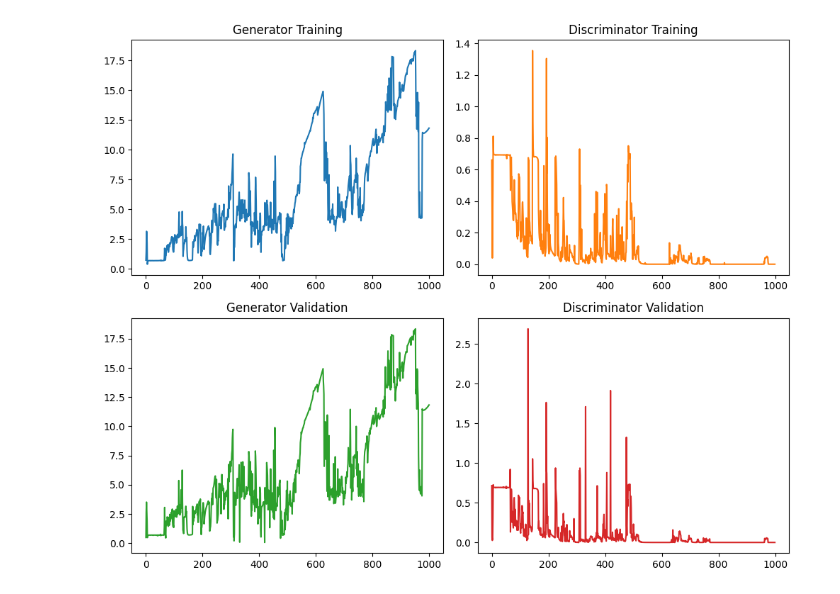
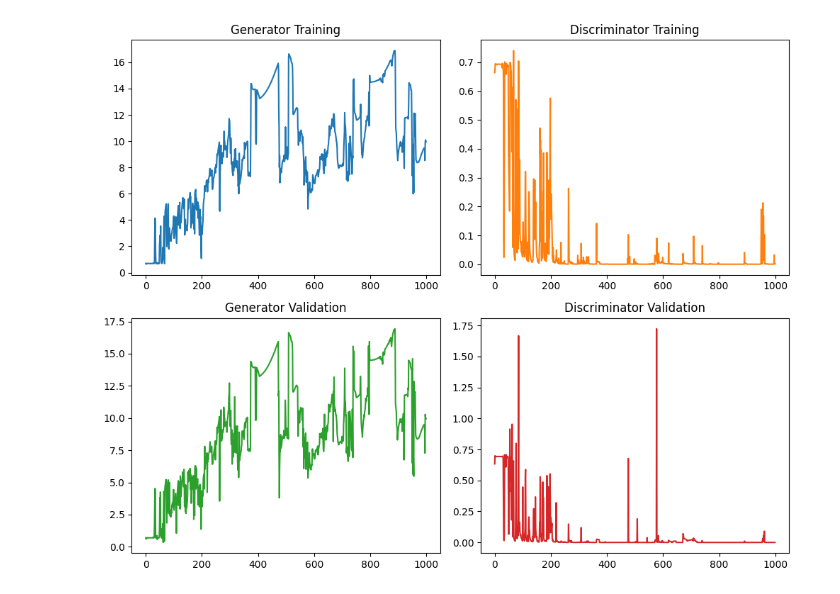
Before and after one commit to ArmanOmmid/CSE291B_HW3, a Jupyter notebook: sheep_market.ipynb, the cells around one changed output. Drawn from its saved outputs; the diff is of its cells as text; code cells hidden in the pictures.

```diff
--- a/sheep_market.ipynb
+++ b/sheep_market.ipynb
@@ -81,5 +79,5 @@ draw_strokes(raw)
 # %%
-with open("sheep2.txt", "r") as f:
+with open("../examples/e3.txt", "r") as f:
     text_data = f.read()
 text_data = text_data.replace(" ", ",")
 
@@ -90,31 +86,32 @@ draw_strokes(data_array)
 # %%
 import pickle
 import matplotlib.pyplot as plt
-with open("../results_1000.pkl", "rb") as f:
+RESULTS_NUM = 1
+with open(f"../results{RESULTS_NUM}/results.pkl", "rb") as f:
     results = pickle.load(f, encoding="bytes")
 
 EPOCHS = 1000
 fig, axs = plt.subplots(2, 2, figsize=(10, 8))
 
 axs[0, 0].plot(np.arange(EPOCHS), results["train_gen_loss"], 'tab:blue')
 axs[0, 0].set_title('Generator Training')
 
 # Second plot
 axs[0, 1].plot(np.arange(EPOCHS), results["train_dis_loss"], 'tab:orange')
 axs[0, 1].set_title('Discriminator Training')
 
 # Third plot
 axs[1, 0].plot(np.arange(EPOCHS), results["val_gen_loss"], 'tab:green')
 axs[1, 0].set_title('Generator Validation')
 
 # Fourth plot
 axs[1, 1].plot(np.arange(EPOCHS), results["val_dis_loss"], 'tab:red')
 axs[1, 1].set_title('Discriminator Validation')
 
 # Adjust layout
 plt.tight_layout()
 
 # Show the plot
 plt.show()
 # %% [output]
-[figure, old version]
+[figure, new version]
```
Also changed, not shown: parts of 5 cells of this notebook, 4 other files.
